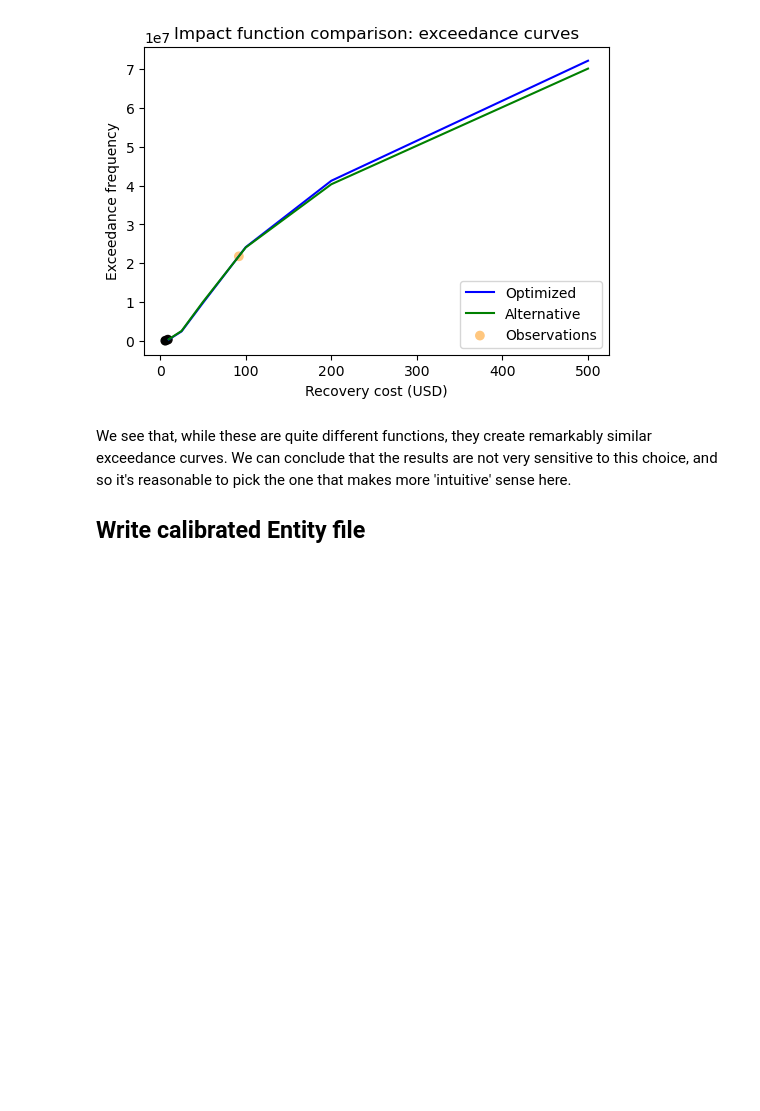
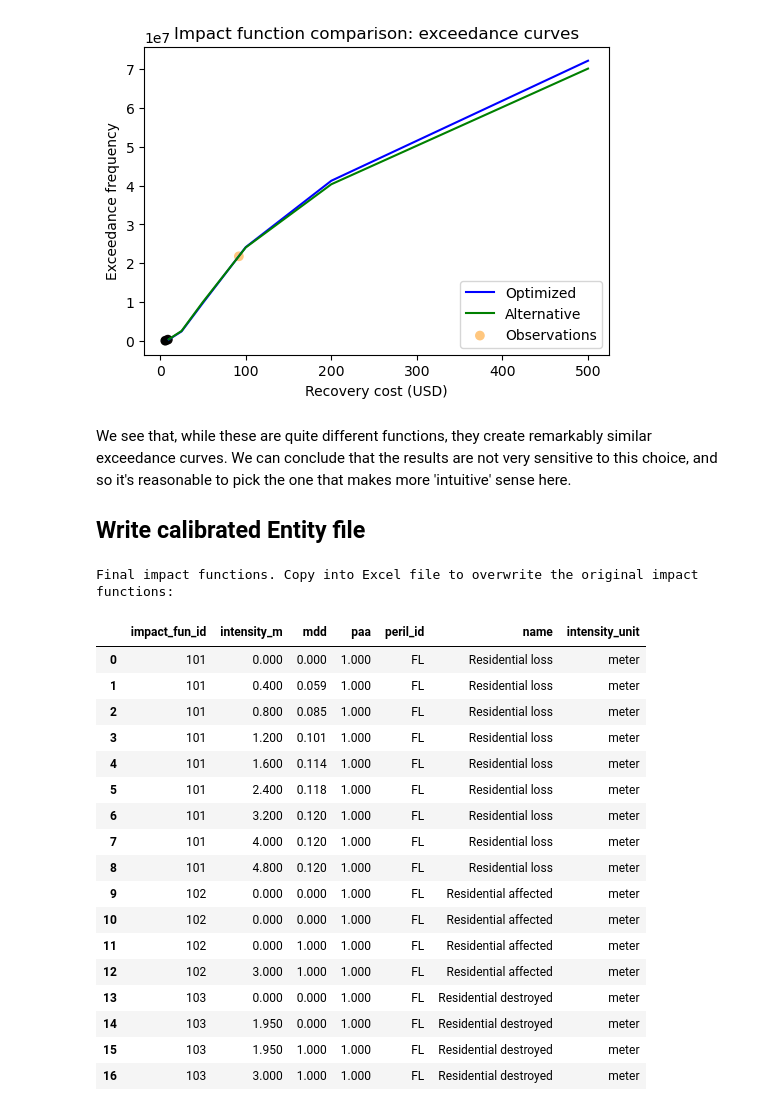
Before and after one commit to AnalyticsTeamUNUEHS/CLIMADA_starter_packs, a Jupyter notebook: starter_pack_peru/notebooks/06a_calibration_residential.ipynb, the cells around one changed output. Cells and saved outputs as stored; diff of their text form; code cells hidden in the pictures; blank space fills up the shorter version.

```diff
--- a/starter_pack_peru/notebooks/06a_calibration_residential.ipynb
+++ b/starter_pack_peru/notebooks/06a_calibration_residential.ipynb
@@ -1086,31 +1064,56 @@ old_impf_ids = [impf.id for impf in entity_final.impact_funcs.get_func(haz_type=
 new_impf_ids = [impf.id for impf in new_impfset.get_func(haz_type='FL')]
 assert np.array_equal(old_impf_ids, new_impf_ids), "The new impact function IDs do not match the old ones"
 entity_final.impact_funcs = new_impfset
 
 # Drop unnecessary columns that were added to the Exposures GeoDataFrame
 new_gdf = entity_final.exposures.gdf.copy()
 columns_to_drop = [col for col in new_gdf.columns if col.startswith("centr_")]
 new_gdf = new_gdf.drop(columns=columns_to_drop)
 entity_final.exposures.set_gdf(new_gdf)
 
 # Copy over original file and update with calibrated impact functions
 shutil.copy(entity_filepath, calibrated_entity_filepath)
 
 # Open the impact_functions sheet in the Excel file and overwrite with the new impact functions
 impf_export_list = []
 for impf in [impf_alt_loss, impf_best_affected, impf_best_destroyed]:
     impf_df = pd.DataFrame({
         "impact_fun_id": impf.id,
         "intensity_m": impf.intensity,
         "mdd": impf.mdd,
         "paa": impf.paa,
         "peril_id": "FL",
         "name": impf.name,
         "intensity_unit": "meter"
     })
     impf_export_list.append(impf_df)
 
 impf_export_df = pd.concat(impf_export_list, ignore_index=True)
 
 print(f"Final impact functions. Copy into Excel file to overwrite the original impact functions:")
-display(impf_export_df)
+display(impf_export_df.style.format({
+    "impact_fun_id": "{:d}",
+    "intensity_m": "{:.3f}",
+    "mdd": "{:.3f}",
+    "paa": "{:.3f}"
+}))
+# %% [output]
+Final impact functions. Copy into Excel file to overwrite the original impact functions:
+|  | impact_fun_id | intensity_m | mdd | paa | peril_id | name | intensity_unit |
+| 0 | 101 | 0.000 | 0.000 | 1.000 | FL | Residential loss | meter |
+| 1 | 101 | 0.400 | 0.059 | 1.000 | FL | Residential loss | meter |
+| 2 | 101 | 0.800 | 0.085 | 1.000 | FL | Residential loss | meter |
+| 3 | 101 | 1.200 | 0.101 | 1.000 | FL | Residential loss | meter |
+| 4 | 101 | 1.600 | 0.114 | 1.000 | FL | Residential loss | meter |
+| 5 | 101 | 2.400 | 0.118 | 1.000 | FL | Residential loss | meter |
+| 6 | 101 | 3.200 | 0.120 | 1.000 | FL | Residential loss | meter |
+| 7 | 101 | 4.000 | 0.120 | 1.000 | FL | Residential loss | meter |
+| 8 | 101 | 4.800 | 0.120 | 1.000 | FL | Residential loss | meter |
+| 9 | 102 | 0.000 | 0.000 | 1.000 | FL | Residential affected | meter |
+| 10 | 102 | 0.000 | 0.000 | 1.000 | FL | Residential affected | meter |
+| 11 | 102 | 0.000 | 1.000 | 1.000 | FL | Residential affected | meter |
+| 12 | 102 | 3.000 | 1.000 | 1.000 | FL | Residential affected | meter |
+| 13 | 103 | 0.000 | 0.000 | 1.000 | FL | Residential destroyed | meter |
+| 14 | 103 | 1.950 | 0.000 | 1.000 | FL | Residential destroyed | meter |
+| 15 | 103 | 1.950 | 1.000 | 1.000 | FL | Residential destroyed | meter |
+| 16 | 103 | 3.000 | 1.000 | 1.000 | FL | Residential destroyed | meter |
```
Also changed, not shown: parts of 3 cells of this notebook.
